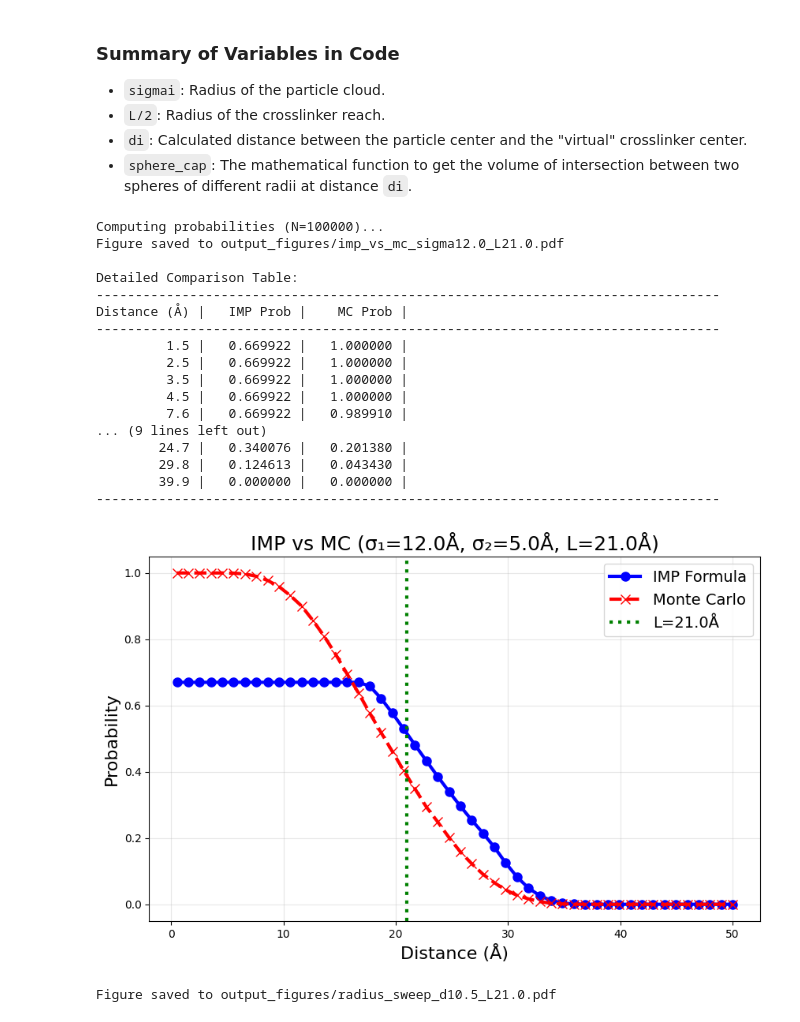
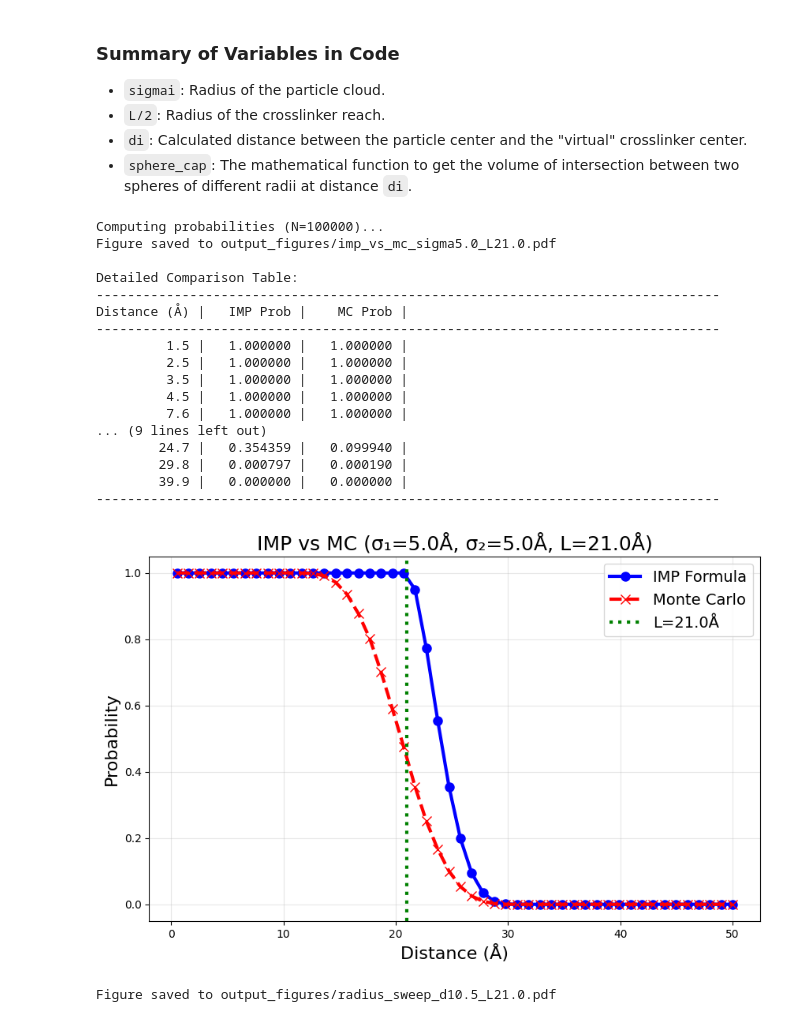
Before and after one commit to sreeganb/tri-center-xls, a Jupyter notebook: bayesian_trifunctional/test_xlms_restraint.ipynb, the cells around one changed output. Drawn from its saved outputs; the diff is of its cells as text; code cells hidden in the pictures.

```diff
--- a/bayesian_trifunctional/test_xlms_restraint.ipynb
+++ b/bayesian_trifunctional/test_xlms_restraint.ipynb
@@ -568,49 +568,49 @@ def create_comparison_plot(sigma1=5.0, sigma2=5.0, L=21.0, N_mc=100000):
 
 # Example usage (same as before)
 fig_comparison, results = create_comparison_plot(
-    sigma1=12.0,
+    sigma1=5.0,
     sigma2=5.0,
     L=21.0,
     N_mc=100000
 )
 
 #fig_comparison.show()
 
 # Detailed table
 print("\nDetailed Comparison Table:")
 print("-" * 80)
 print(f"{'Distance (Å)':>12} | {'IMP Prob':>10} | {'MC Prob':>10} |")
 print("-" * 80)
 
 test_distances = [2.0, 3.0, 4.0, 5.0, 8.0, 10.0, 12.0, 15.0, 18.0, 20.0, 20.5, 21.0, 22.0, 23.0, 25.0, 30.0, 40.0]
 for test_d in test_distances:
     idx = np.argmin(np.abs(results['distances'] - test_d))
     actual_d = results['distances'][idx]
     p_imp = results['prob_imp'][idx]
     p_mc = results['prob_mc'][idx]
 
     print(f"{actual_d:12.1f} | {p_imp:10.6f} | {p_mc:10.6f} |")
 
 print("-" * 80)
 # %% [output]
 Computing probabilities (N=100000)...
-Figure saved to output_figures/imp_vs_mc_sigma12.0_L21.0.pdf
+Figure saved to output_figures/imp_vs_mc_sigma5.0_L21.0.pdf
 
 Detailed Comparison Table:
 --------------------------------------------------------------------------------
 Distance (Å) |   IMP Prob |    MC Prob |
 --------------------------------------------------------------------------------
-         1.5 |   0.669922 |   1.000000 |
-         2.5 |   0.669922 |   1.000000 |
-         3.5 |   0.669922 |   1.000000 |
-         4.5 |   0.669922 |   1.000000 |
-         7.6 |   0.669922 |   0.989910 |
+         1.5 |   1.000000 |   1.000000 |
+         2.5 |   1.000000 |   1.000000 |
+         3.5 |   1.000000 |   1.000000 |
+         4.5 |   1.000000 |   1.000000 |
+         7.6 |   1.000000 |   1.000000 |
 ... (9 lines left out)
-        24.7 |   0.340076 |   0.201380 |
-        29.8 |   0.124613 |   0.043430 |
+        24.7 |   0.354359 |   0.099940 |
+        29.8 |   0.000797 |   0.000190 |
         39.9 |   0.000000 |   0.000000 |
 --------------------------------------------------------------------------------
-[figure, old version]
+[figure, new version]
 # %%
 import os
 import numpy as np
```
Also changed, not shown: parts of 1 cell of this notebook, 2 other files.
